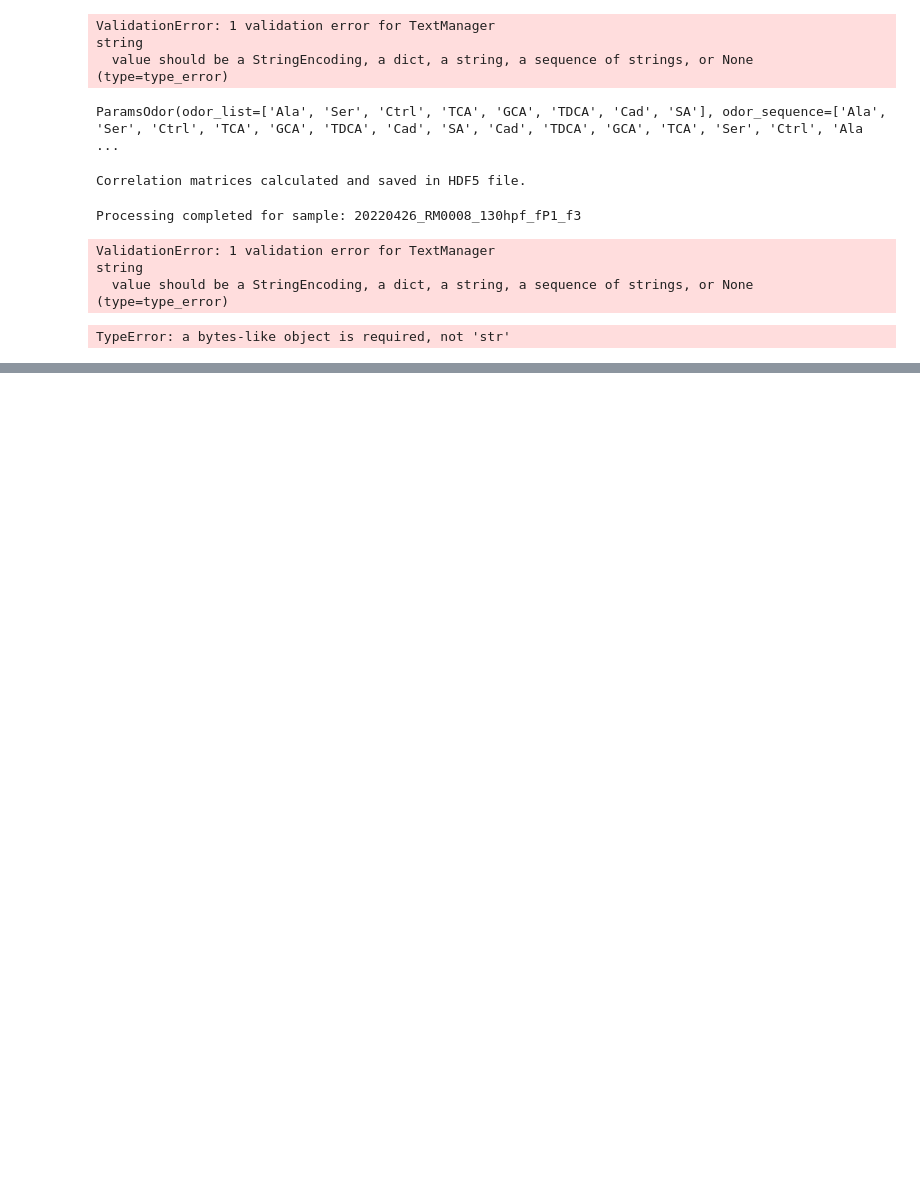
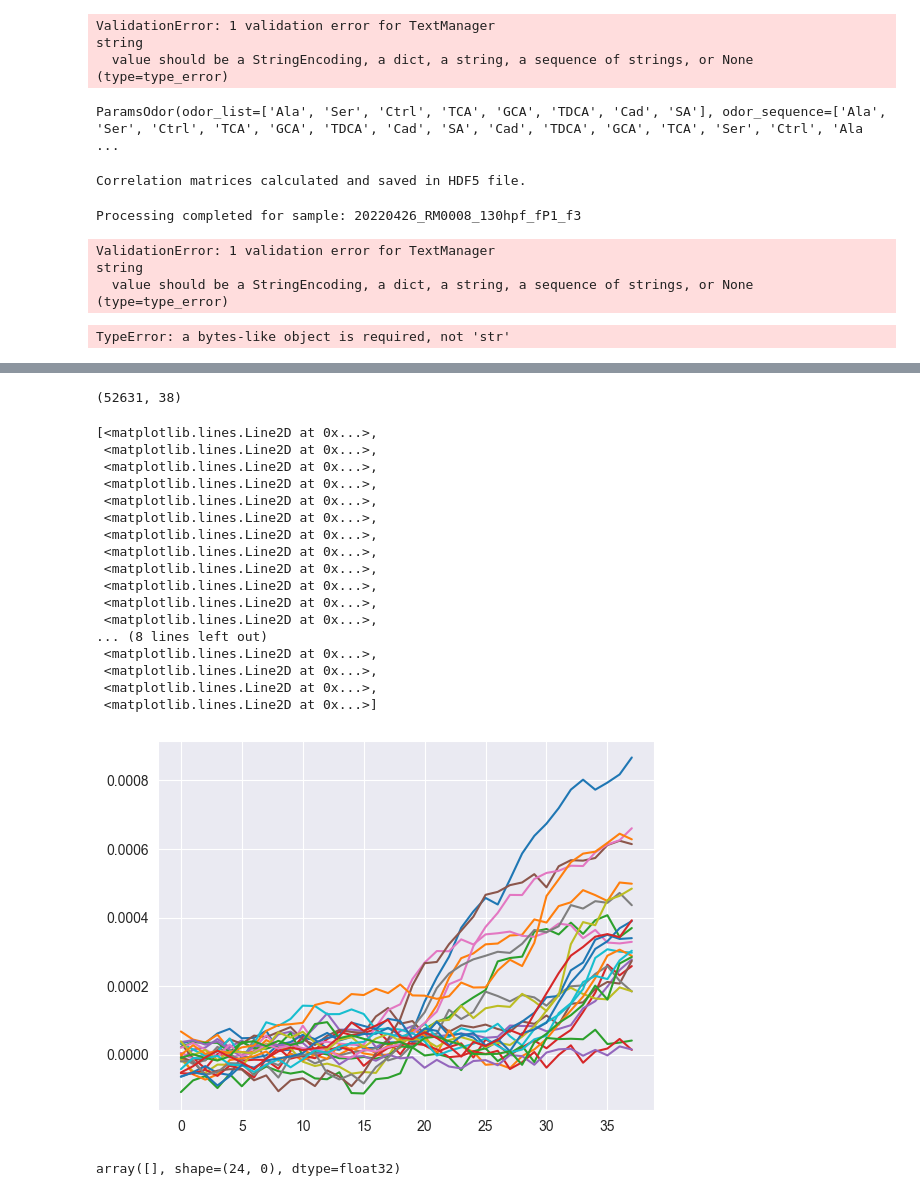
Before and after one commit to ruth3004/samplePy, a Jupyter notebook: notebooks/13_analyze_correlation_lm_traces.ipynb, the cells around one changed output, grey strips where cells are left out. Drawn from its saved outputs; the diff is of its cells as text; code cells hidden in the pictures; blank space fills up the shorter version.

```diff
--- a/notebooks/13_analyze_correlation_lm_traces.ipynb
+++ b/notebooks/13_analyze_correlation_lm_traces.ipynb
@@ -551,0 +655,7 @@ TypeError: a bytes-like object is required, not 'str'
+# %%
+stim_on_s = 15
+stim_off_s = 15 + 5
+stim_on_f = int(stim_on_s * sampling_hz_plane)
+stim_off_f = int(stim_off_s * sampling_hz_plane)
+print(stim_on_f, stim_off_f)
+data['dff_traces'][:,stim_on_f:stim_off_f]
@@ -551,0 +677,33 @@ TypeError: a bytes-like object is required, not 'str'
+# %%
+
+# Average traces
+averaged_traces, averaged_labels = average_traces(data['dff_traces'], data['odor'], data['trial_nr'])
+data['dff_traces'][:, stim_on_f: stim_off_f].shape
+# %% [output]
+(52631, 38)
+# %%
+plt.plot(averaged_traces[:, stim_on_f: stim_off_f].T)
+#plt.plot([stim_on_f, stim_off_f], [-0.0004, -0.0004], color='red', linewidth=2, label='Stimulus')
+# %% [output]
+[<matplotlib.lines.Line2D at 0x...>,
+ <matplotlib.lines.Line2D at 0x...>,
+ <matplotlib.lines.Line2D at 0x...>,
+ <matplotlib.lines.Line2D at 0x...>,
+ <matplotlib.lines.Line2D at 0x...>,
+ <matplotlib.lines.Line2D at 0x...>,
+ <matplotlib.lines.Line2D at 0x...>,
+ <matplotlib.lines.Line2D at 0x...>,
+ <matplotlib.lines.Line2D at 0x...>,
+ <matplotlib.lines.Line2D at 0x...>,
+ <matplotlib.lines.Line2D at 0x...>,
+ <matplotlib.lines.Line2D at 0x...>,
+... (8 lines left out)
+ <matplotlib.lines.Line2D at 0x...>,
+ <matplotlib.lines.Line2D at 0x...>,
+ <matplotlib.lines.Line2D at 0x...>,
+ <matplotlib.lines.Line2D at 0x...>]
+[figure, added]
+# %%
+averaged_traces[:, stim_on_f: stim_off_s]
+# %% [output]
+array([], shape=(24, 0), dtype=float32)
```
Also changed, not shown: parts of 5 cells of this notebook, 33 other files.
